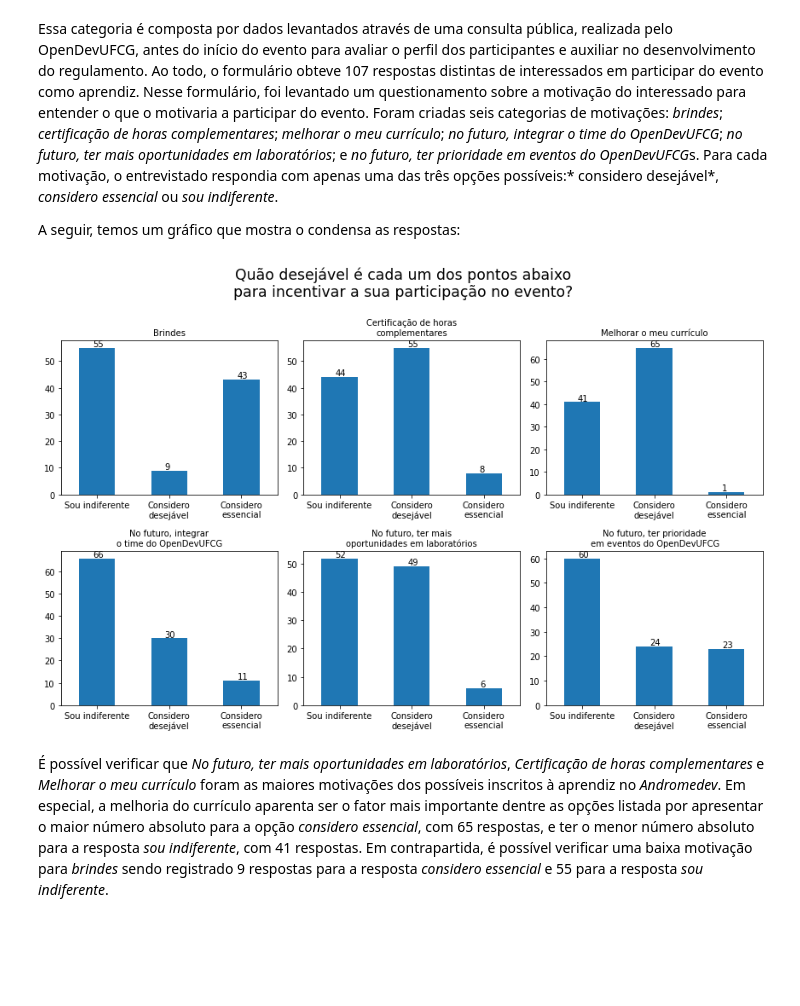
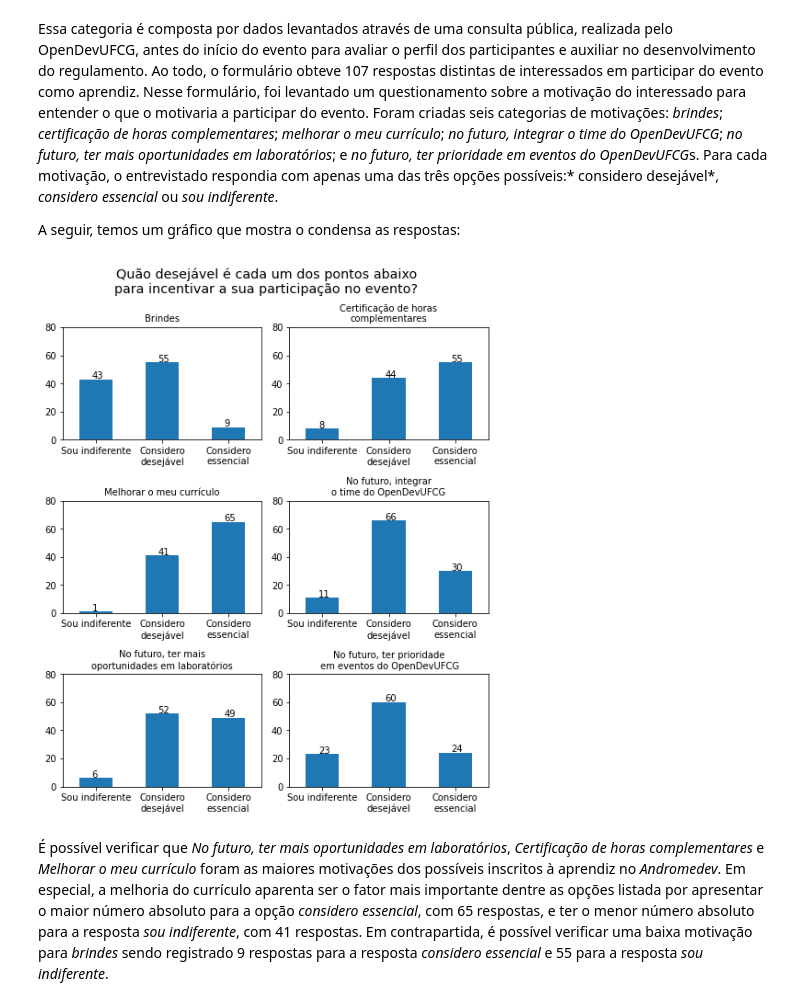
Before and after one commit to JuanBarros2/tcc_andromedev, a Jupyter notebook: TCC.ipynb, the cells around one changed output. Cells and saved outputs as stored; diff of their text form; code cells hidden in the pictures; blank space fills up the shorter version.

```diff
--- a/TCC.ipynb
+++ b/TCC.ipynb
@@ -45,27 +45,28 @@ A seguir, temos um gráfico que mostra o condensa as respostas:
 # %%
 #@title { display-mode: "form" }
 categorical_features = ["Q" + str(i) for i in range(5,11)]
 aspects = ["Brindes", "Certificação de horas\ncomplementares", \
            "Melhorar o meu currículo", "No futuro, integrar\no time do OpenDevUFCG", \
            "No futuro, ter mais\noportunidades em laboratórios", \
            "No futuro, ter prioridade\n em eventos do OpenDevUFCG"]
-fig, ax = plt.subplots(2,3, figsize=(12,7))
+fig, ax = plt.subplots(3,2, figsize=(7,8))
 labels =['Sou indiferente','Considero desejável','Considero essencial']
 for col in range(0, len(categorical_features)):
-    ax_atual = ax[int(col/3)][col % 3]
-    interessados[categorical_features[col]]\
-      .value_counts(sort=False)\
-      .plot(kind="bar", ax=ax_atual)\
+    ax_atual = ax[int(col/2)][col % 2]
+    mapping = {label: i for i, label in enumerate(labels)}
+    aux = interessados[categorical_features[col]].map(mapping)\
+      .value_counts(sort=False)
+    aux.plot(kind="bar", ax=ax_atual, ylim=(0, 80))\
       .set_title(aspects[col], fontsize="medium")
     ax_atual\
       .set_xticklabels([textwrap.fill(label, 17) for label in labels], rotation=0)
     for i in ax_atual.patches:
       ax_atual.text(i.get_x() +(i.get_width()/2) - .06, i.get_height()+.6, s=i.get_height() , fontsize=10)
 fig.tight_layout()
-fig.suptitle('Quão desejável é cada um dos pontos abaixo\npara incentivar a sua participação no evento?', y=1.1, fontsize="xx-large")
+fig.suptitle('Quão desejável é cada um dos pontos abaixo\npara incentivar a sua participação no evento?', y=1.05, fontsize="x-large")
 fig.show()
 # %% [output]
-[figure, old version]
+[figure, new version]
 # %% [markdown]
 É possível verificar que *No futuro, ter mais oportunidades em laboratórios*, *Certificação de horas complementares* e *Melhorar o meu currículo* foram as maiores motivações dos possíveis inscritos à aprendiz no *Andromedev*. Em especial, a melhoria do currículo aparenta ser o fator mais importante dentre as opções listada por apresentar o maior número absoluto para a opção *considero essencial*, com 65 respostas, e ter o menor número absoluto para a resposta *sou indiferente*, com 41 respostas.
 Em contrapartida, é possível verificar uma baixa motivação para *brindes* sendo registrado 9 respostas para a resposta *considero essencial* e 55 para a resposta *sou indiferente*.
```
Also changed, not shown: parts of 4 cells of this notebook.
